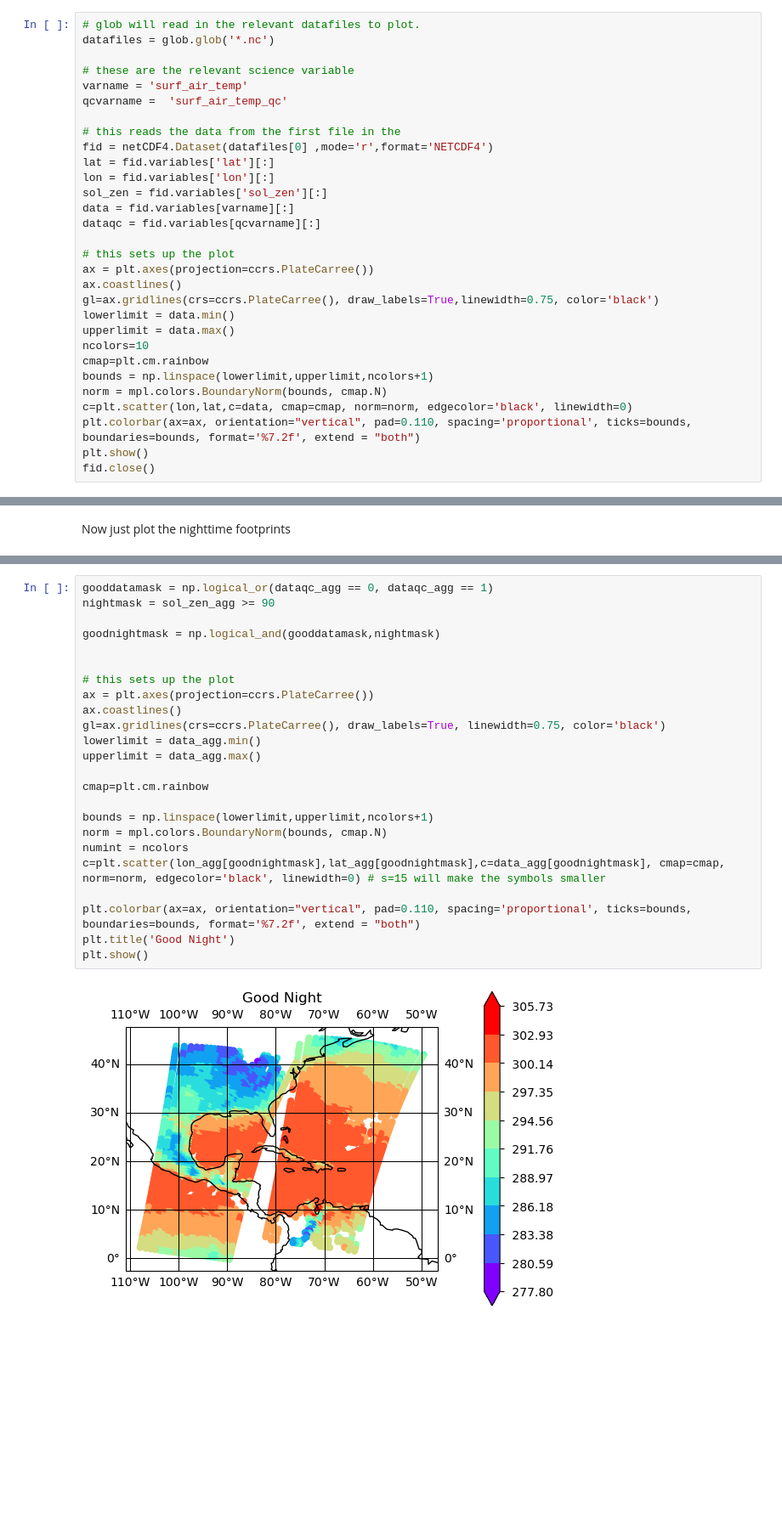
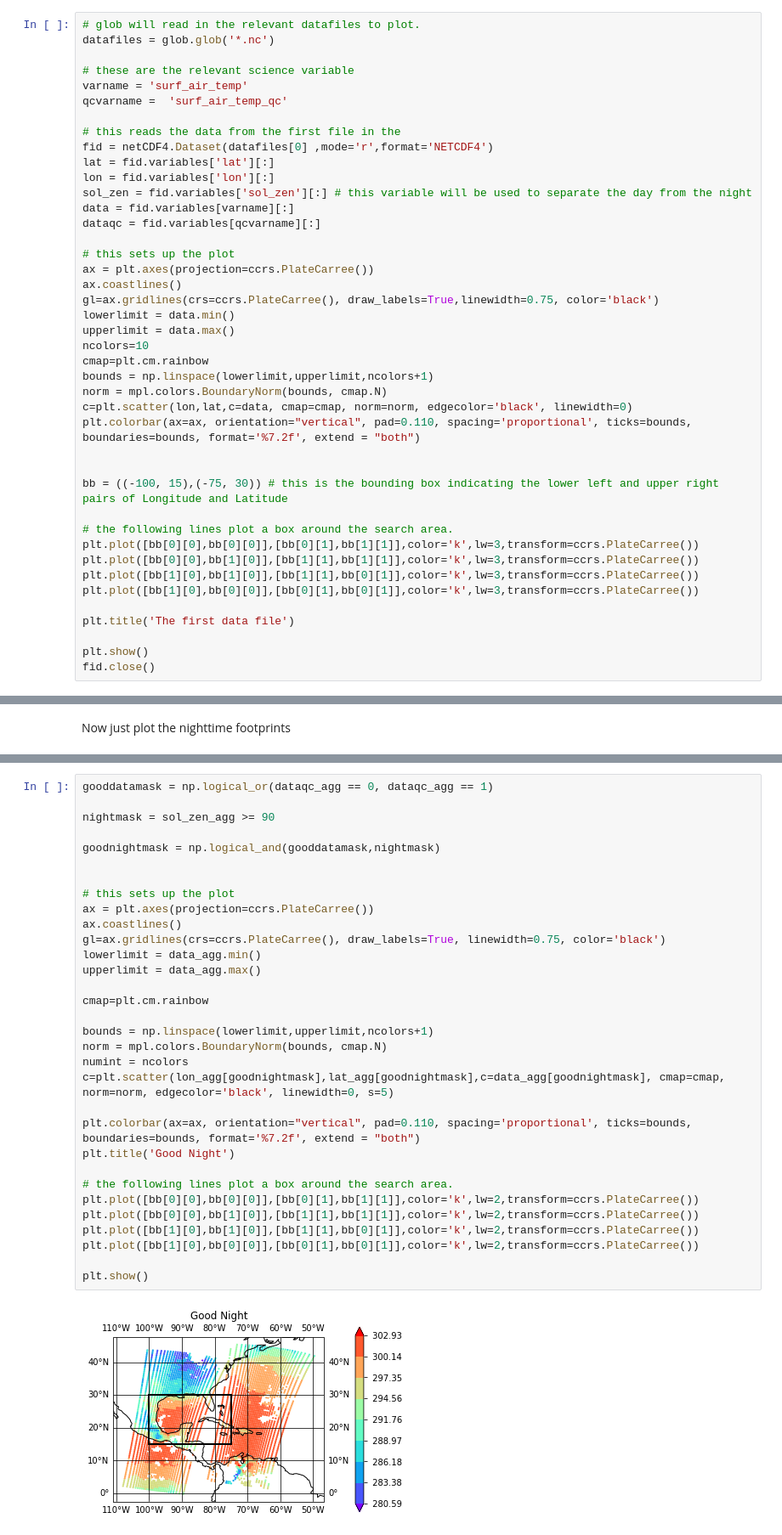
Before and after one commit to tjhearty/Level-2-How-Tos, a Jupyter notebook: l2aggplotmap.ipynb, the cells around one changed output, grey strips where cells are left out. Shown: that part at 85% size. Drawn from its saved outputs; the diff is of its cells as text; blank space fills up the shorter version.

```diff
--- a/l2aggplotmap.ipynb
+++ b/l2aggplotmap.ipynb
@@ -132,7 +115,7 @@ qcvarname =  'surf_air_temp_qc'
 fid = netCDF4.Dataset(datafiles[0] ,mode='r',format='NETCDF4')
 lat = fid.variables['lat'][:]
 lon = fid.variables['lon'][:]
-sol_zen = fid.variables['sol_zen'][:]
+sol_zen = fid.variables['sol_zen'][:] # this variable will be used to separate the day from the night
 data = fid.variables[varname][:]
 dataqc = fid.variables[qcvarname][:]
 
@@ -148,6 +131,18 @@ bounds = np.linspace(lowerlimit,upperlimit,ncolors+1)
 norm = mpl.colors.BoundaryNorm(bounds, cmap.N)
 c=plt.scatter(lon,lat,c=data, cmap=cmap, norm=norm, edgecolor='black', linewidth=0)
 plt.colorbar(ax=ax, orientation="vertical", pad=0.110, spacing='proportional', ticks=bounds, boundaries=bounds, format='%7.2f', extend = "both")
+
+
+bb = ((-100, 15),(-75, 30)) # this is the bounding box indicating the lower left and upper right pairs of Longitude and Latitude
+
+# the following lines plot a box around the search area.
+plt.plot([bb[0][0],bb[0][0]],[bb[0][1],bb[1][1]],color='k',lw=3,transform=ccrs.PlateCarree())
+plt.plot([bb[0][0],bb[1][0]],[bb[1][1],bb[1][1]],color='k',lw=3,transform=ccrs.PlateCarree())
+plt.plot([bb[1][0],bb[1][0]],[bb[1][1],bb[0][1]],color='k',lw=3,transform=ccrs.PlateCarree())
+plt.plot([bb[1][0],bb[0][0]],[bb[0][1],bb[0][1]],color='k',lw=3,transform=ccrs.PlateCarree())
+
+plt.title('The first data file')
+
 plt.show()
 fid.close()
 # %% [output]
@@ -253,26 +298,34 @@ The next block of code uses the solar zenith angle and the quality flag to creat
 # %%
 gooddatamask = np.logical_or(dataqc_agg == 0, dataqc_agg == 1)
+
 nightmask = sol_zen_agg >= 90
 
 goodnightmask = np.logical_and(gooddatamask,nightmask)
 
 
 # this sets up the plot
 ax = plt.axes(projection=ccrs.PlateCarree())
 ax.coastlines()
 gl=ax.gridlines(crs=ccrs.PlateCarree(), draw_labels=True, linewidth=0.75, color='black')
 lowerlimit = data_agg.min()
 upperlimit = data_agg.max()
 
 cmap=plt.cm.rainbow
 
 bounds = np.linspace(lowerlimit,upperlimit,ncolors+1)
 norm = mpl.colors.BoundaryNorm(bounds, cmap.N)
 numint = ncolors
-c=plt.scatter(lon_agg[goodnightmask],lat_agg[goodnightmask],c=data_agg[goodnightmask], cmap=cmap, norm=norm, edgecolor='black', linewidth=0) # s=15 will make the symbols smaller
+c=plt.scatter(lon_agg[goodnightmask],lat_agg[goodnightmask],c=data_agg[goodnightmask], cmap=cmap, norm=norm, edgecolor='black', linewidth=0, s=5)
 
 plt.colorbar(ax=ax, orientation="vertical", pad=0.110, spacing='proportional', ticks=bounds, boundaries=bounds, format='%7.2f', extend = "both")
 plt.title('Good Night')
+
+# the following lines plot a box around the search area.
+plt.plot([bb[0][0],bb[0][0]],[bb[0][1],bb[1][1]],color='k',lw=2,transform=ccrs.PlateCarree())
+plt.plot([bb[0][0],bb[1][0]],[bb[1][1],bb[1][1]],color='k',lw=2,transform=ccrs.PlateCarree())
+plt.plot([bb[1][0],bb[1][0]],[bb[1][1],bb[0][1]],color='k',lw=2,transform=ccrs.PlateCarree())
+plt.plot([bb[1][0],bb[0][0]],[bb[0][1],bb[0][1]],color='k',lw=2,transform=ccrs.PlateCarree())
+
 plt.show()
 # %% [output]
-[figure, old version]
+[figure, new version]
```
Also changed, not shown: parts of 19 cells of this notebook.
